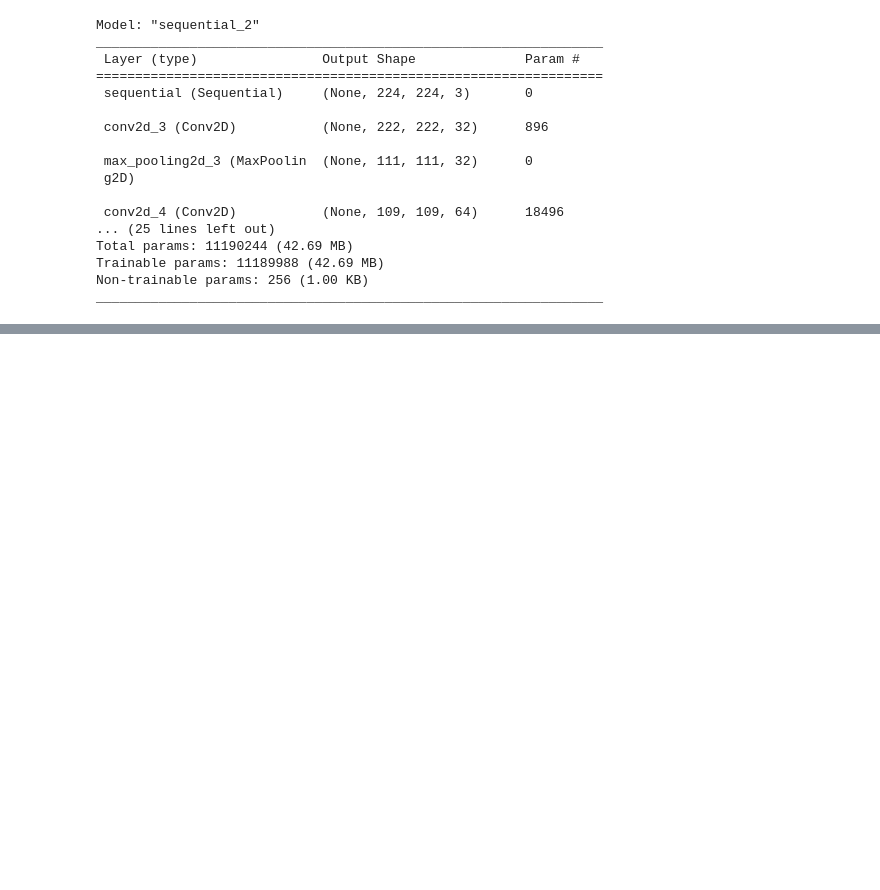
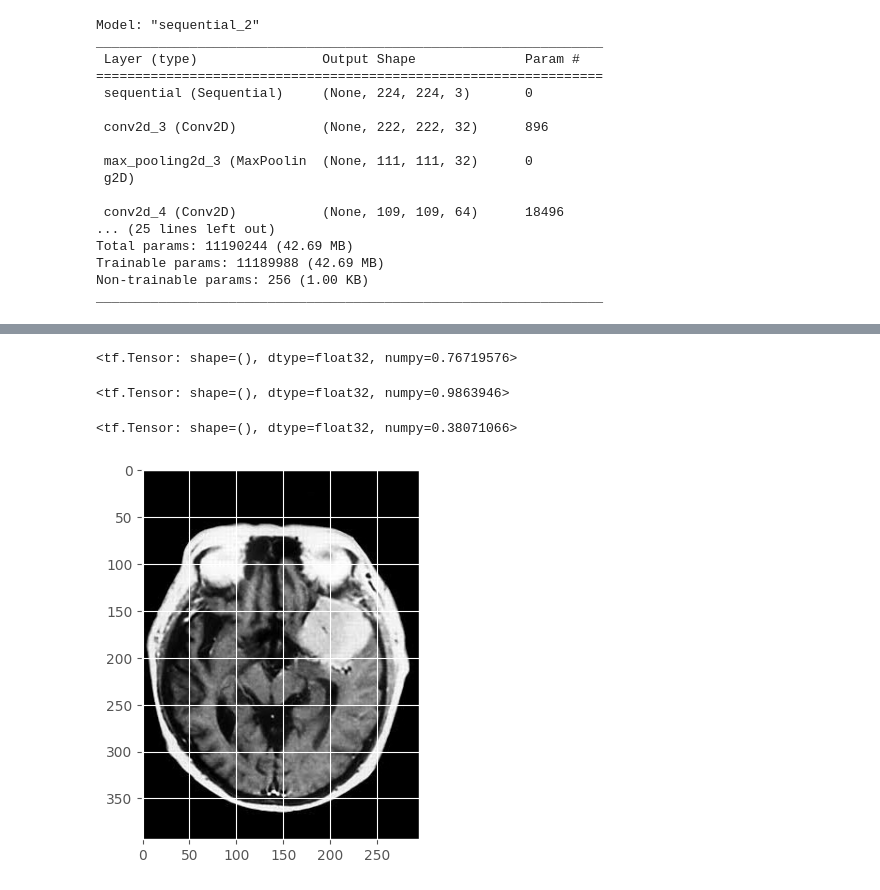
Before and after one commit to Sahaswari/Brain-Tumor-Classification, a Jupyter notebook: Brain_Tumor_Classification.ipynb, the cells around one changed output, grey strips where cells are left out. Drawn from its saved outputs; the diff is of its cells as text; code cells hidden in the pictures; blank space fills up the shorter version.

Commit message:
Get results for the Test data

```diff
--- a/Brain_Tumor_Classification.ipynb
+++ b/Brain_Tumor_Classification.ipynb
@@ -241,0 +291,12 @@ accuracy = tf.keras.metrics.Accuracy()
+# %%
+precision.result()
+# %% [output]
+<tf.Tensor: shape=(), dtype=float32, numpy=0.76719576>
+# %%
+recall.result()
+# %% [output]
+<tf.Tensor: shape=(), dtype=float32, numpy=0.9863946>
+# %%
+accuracy.result()
+# %% [output]
+<tf.Tensor: shape=(), dtype=float32, numpy=0.38071066>
@@ -241,0 +305,6 @@ accuracy = tf.keras.metrics.Accuracy()
+# %%
+image = cv2.imread('/content/brain-tumor-classification-mri/Testing/meningioma_tumor/image(107).jpg')
+plt.imshow(image)
+plt.show()
+# %% [output]
+[figure, added]
```
Also changed, not shown: parts of 12 cells of this notebook.
